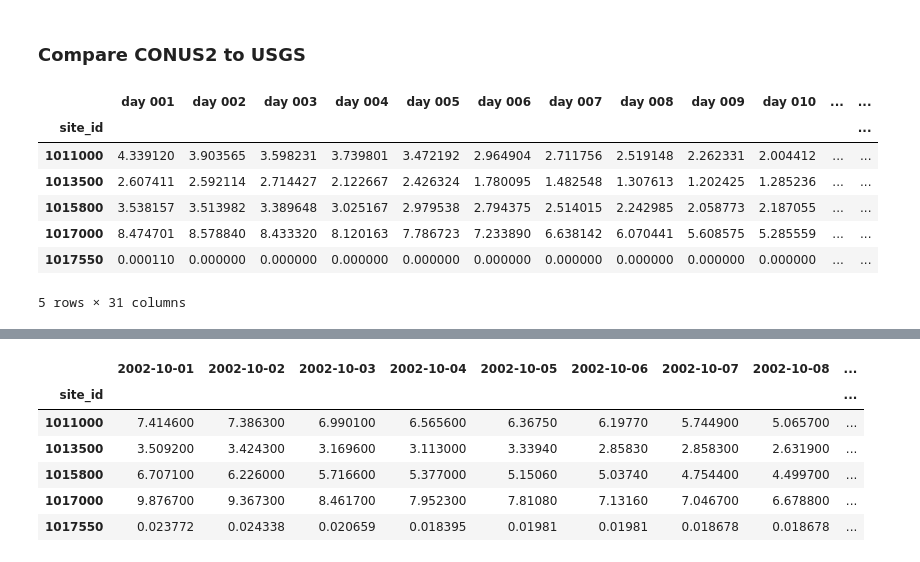
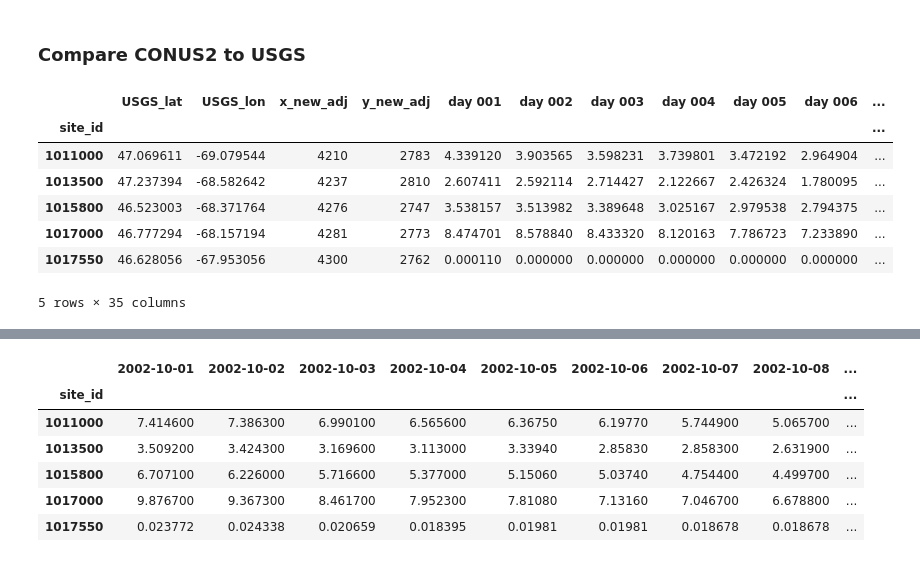
Before and after one commit to danielletijerina/PFCONUS2-analysis, a Jupyter notebook: scripts/Validation_scripts_backup/Streamflow/3_SaveStreamflowStats.ipynb, the cells around one changed output, grey strips where cells are left out. Saved outputs shown, nothing was run; the diff lists cells and outputs as text; code cells hidden in the pictures.

```diff
--- a/scripts/Validation_scripts_backup/Streamflow/3_SaveStreamflowStats.ipynb
+++ b/scripts/Validation_scripts_backup/Streamflow/3_SaveStreamflowStats.ipynb
@@ -29,14 +34,14 @@ plot_dir = '/glade/p/univ/ucsm0002/CONUS2/Validation/Streamflow/Figures'
 ### Compare CONUS2 to USGS
 # %%
 ### read in CONUS2 daily flow matched csv
-pf_flow_matched = pd.read_csv(f'{organized_dir}/CONUS2_daily_FlowMatch_cms_2003.csv',index_col=['site_id'])
-pf_flow_matched.head()
+pfdata = pd.read_csv(f'{organized_dir}/CONUS2_daily_FlowMatch_cms_2003.csv',index_col=['site_id'])
+pfdata.head()
 # %% [output]
-|  | day 001 | day 002 | day 003 | day 004 | day 005 | day 006 | day 007 | day 008 | day 009 | day 010 | ... | ... |
-| site_id |  |  |  |  |  |  |  |  |  |  |  | ... |
-| 1011000 | 4.339120 | 3.903565 | 3.598231 | 3.739801 | 3.472192 | 2.964904 | 2.711756 | 2.519148 | 2.262331 | 2.004412 | ... | ... |
-| 1013500 | 2.607411 | 2.592114 | 2.714427 | 2.122667 | 2.426324 | 1.780095 | 1.482548 | 1.307613 | 1.202425 | 1.285236 | ... | ... |
-| 1015800 | 3.538157 | 3.513982 | 3.389648 | 3.025167 | 2.979538 | 2.794375 | 2.514015 | 2.242985 | 2.058773 | 2.187055 | ... | ... |
-| 1017000 | 8.474701 | 8.578840 | 8.433320 | 8.120163 | 7.786723 | 7.233890 | 6.638142 | 6.070441 | 5.608575 | 5.285559 | ... | ... |
-| 1017550 | 0.000110 | 0.000000 | 0.000000 | 0.000000 | 0.000000 | 0.000000 | 0.000000 | 0.000000 | 0.000000 | 0.000000 | ... | ... |
+|  | USGS_lat | USGS_lon | x_new_adj | y_new_adj | day 001 | day 002 | day 003 | day 004 | day 005 | day 006 | ... |
+| site_id |  |  |  |  |  |  |  |  |  |  | ... |
+| 1011000 | 47.069611 | -69.079544 | 4210 | 2783 | 4.339120 | 3.903565 | 3.598231 | 3.739801 | 3.472192 | 2.964904 | ... |
+| 1013500 | 47.237394 | -68.582642 | 4237 | 2810 | 2.607411 | 2.592114 | 2.714427 | 2.122667 | 2.426324 | 1.780095 | ... |
+| 1015800 | 46.523003 | -68.371764 | 4276 | 2747 | 3.538157 | 3.513982 | 3.389648 | 3.025167 | 2.979538 | 2.794375 | ... |
+| 1017000 | 46.777294 | -68.157194 | 4281 | 2773 | 8.474701 | 8.578840 | 8.433320 | 8.120163 | 7.786723 | 7.233890 | ... |
+| 1017550 | 46.628056 | -67.953056 | 4300 | 2762 | 0.000110 | 0.000000 | 0.000000 | 0.000000 | 0.000000 | 0.000000 | ... |
-5 rows × 31 columns
+5 rows × 35 columns
```
Also changed, not shown: parts of 22 cells of this notebook, 6 other files.
